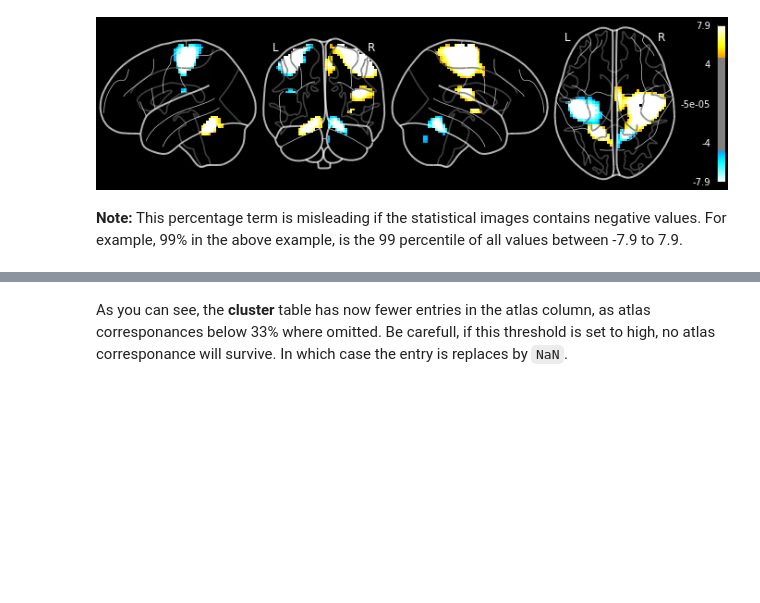
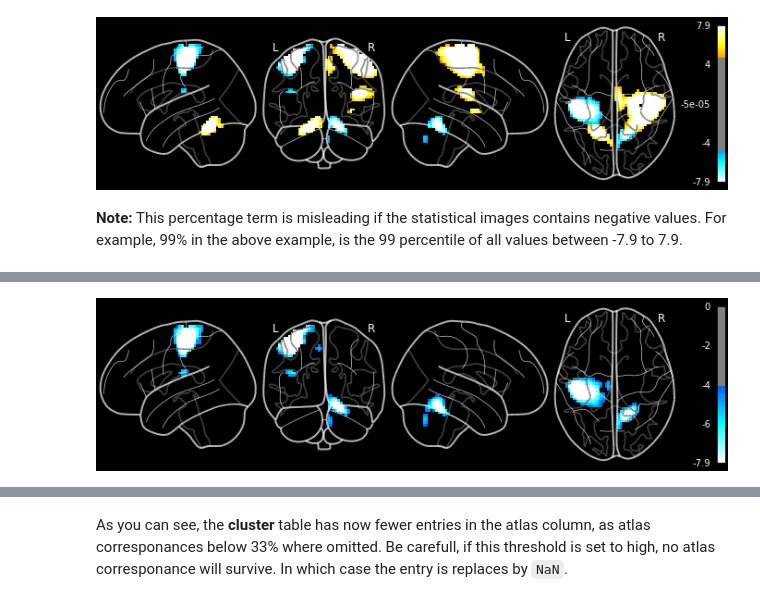
Before and after one commit to miykael/atlasreader, a Jupyter notebook: notebooks/atlasreader.ipynb, the cells around one changed output, grey strips where cells are left out. Drawn from its saved outputs; the diff is of its cells as text; code cells hidden in the pictures; blank space fills up the shorter version.

```diff
--- a/notebooks/atlasreader.ipynb
+++ b/notebooks/atlasreader.ipynb
@@ -252,0 +277,4 @@ pd.read_csv('stat_img_clusters.csv')
+# %%
+Image('stat_img.png')
+# %% [output]
+[figure, added]
```
Also changed, not shown: parts of 12 cells of this notebook, 5 other files.
